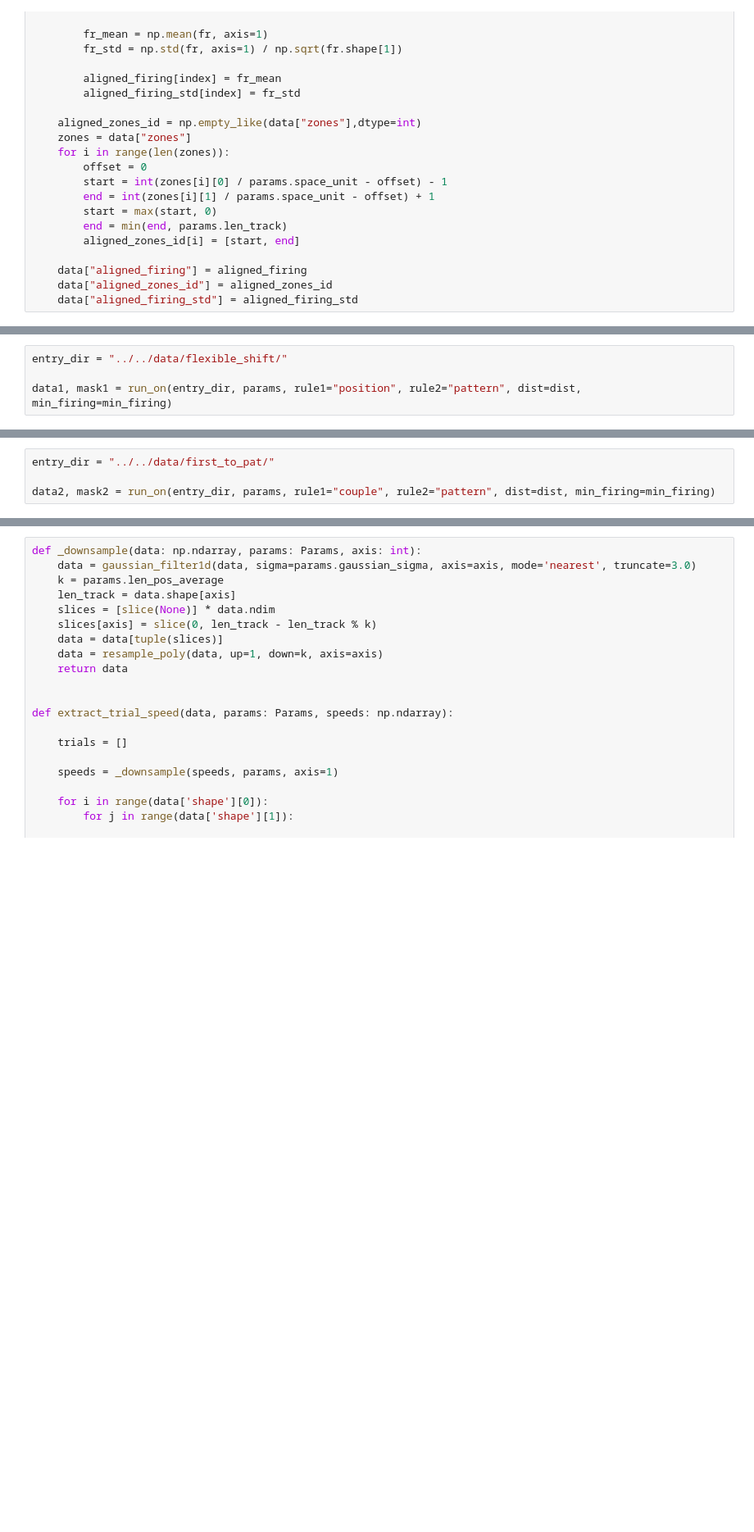
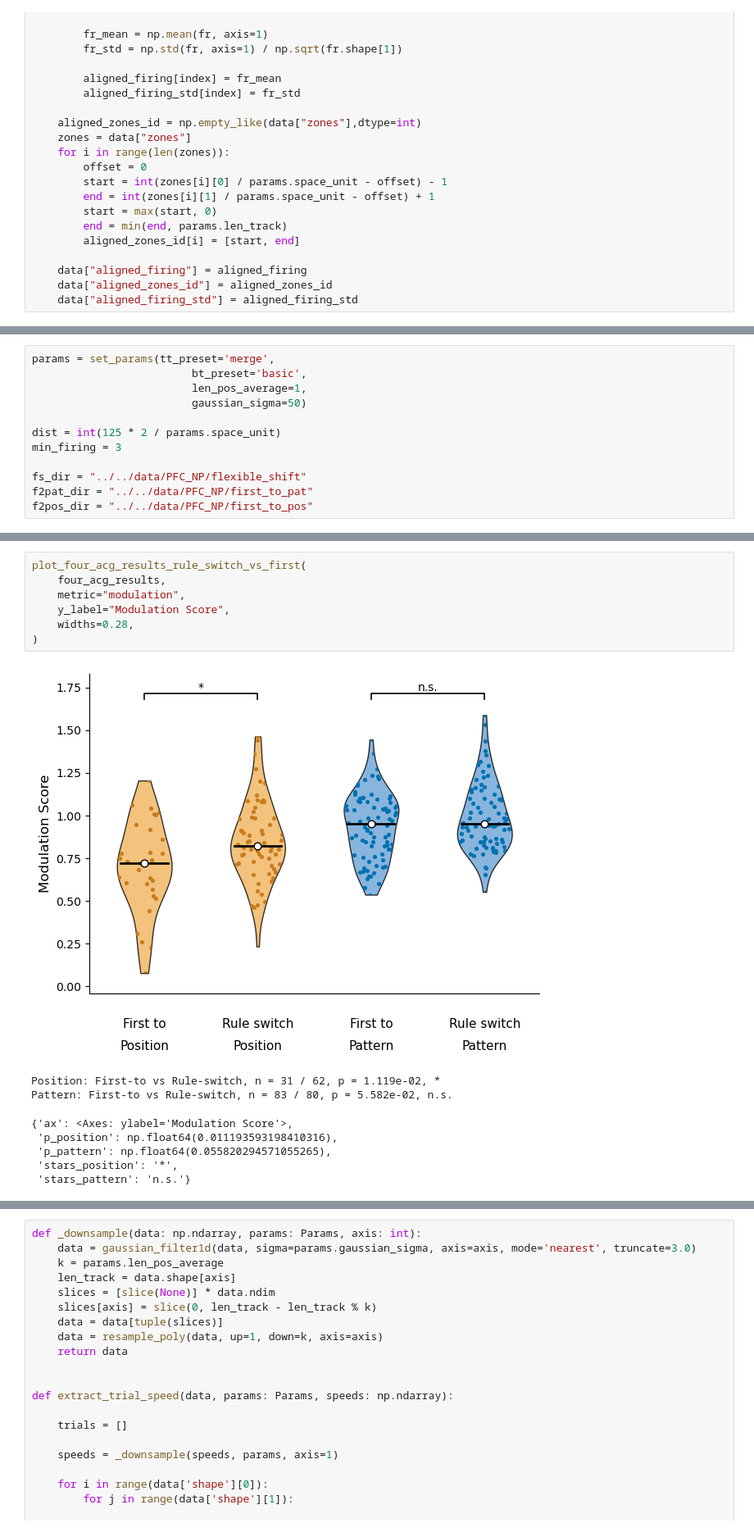
Before and after one commit to ymseq/ZhaoLab-analysis-python, a Jupyter notebook: src/PFC_NP_analysis/oscillation_analysis.ipynb, the cells around one changed output, grey strips where cells are left out. Shown at 82% size. Saved outputs shown, nothing was run; the diff lists cells and outputs as text; blank space fills up the shorter version.

```diff
--- a/src/PFC_NP_analysis/oscillation_analysis.ipynb
+++ b/src/PFC_NP_analysis/oscillation_analysis.ipynb
@@ -1184,4 +68,0 @@ min_firing = 3
-# %%
-entry_dir = "../../data/flexible_shift/"
-
-data1, mask1 = run_on(entry_dir, params, rule1="position", rule2="pattern", dist=dist, min_firing=min_firing)
@@ -1201,4 +68,0 @@ legal ratio: 0.7775551102204409
-# %%
-entry_dir = "../../data/first_to_pat/"
-
-data2, mask2 = run_on(entry_dir, params, rule1="couple", rule2="pattern", dist=dist, min_firing=min_firing)
@@ -1223,0 +1605,12 @@ plot_unpaired_acg_fft_test(params, data2, data1, rule1="pattern", rule2="pattern
+# %%
+params = set_params(tt_preset='merge',
+                         bt_preset='basic',
+                         len_pos_average=1,
+                         gaussian_sigma=50)
+
+dist = int(125 * 2 / params.space_unit)
+min_firing = 3
+
+fs_dir = "../../data/PFC_NP/flexible_shift"
+f2pat_dir = "../../data/PFC_NP/first_to_pat"
+f2pos_dir = "../../data/PFC_NP/first_to_pos"
@@ -1223,0 +1776,16 @@ plot_unpaired_acg_fft_test(params, data2, data1, rule1="pattern", rule2="pattern
+# %%
+plot_four_acg_results_rule_switch_vs_first(
+    four_acg_results,
+    metric="modulation",
+    y_label="Modulation Score",
+    widths=0.28,
+)
+# %% [output]
+[figure, added]
+Position: First-to vs Rule-switch, n = 31 / 62, p = 1.119e-02, *
+Pattern: First-to vs Rule-switch, n = 83 / 80, p = 5.582e-02, n.s.
+{'ax': <Axes: ylabel='Modulation Score'>,
+ 'p_position': np.float64(0.011193593198410316),
+ 'p_pattern': np.float64(0.055820294571055265),
+ 'stars_position': '*',
+ 'stars_pattern': 'n.s.'}
```
Also changed, not shown: parts of 40 cells of this notebook, 17 other files.
